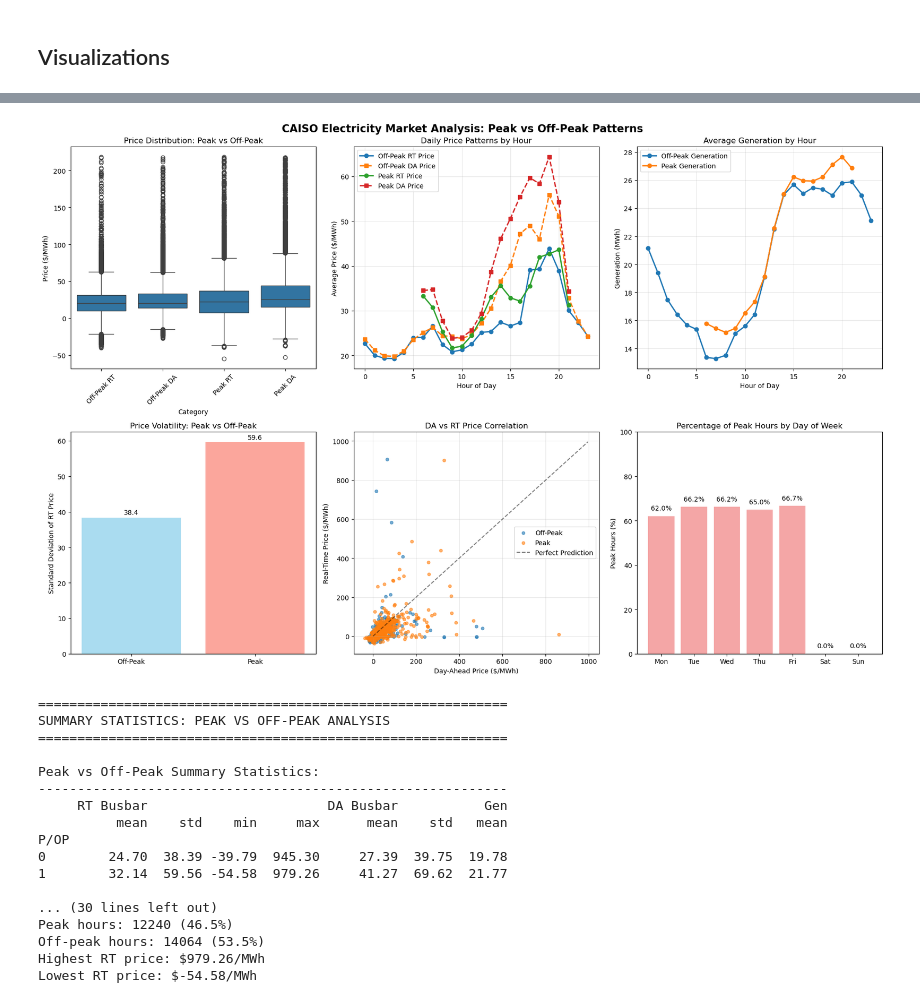
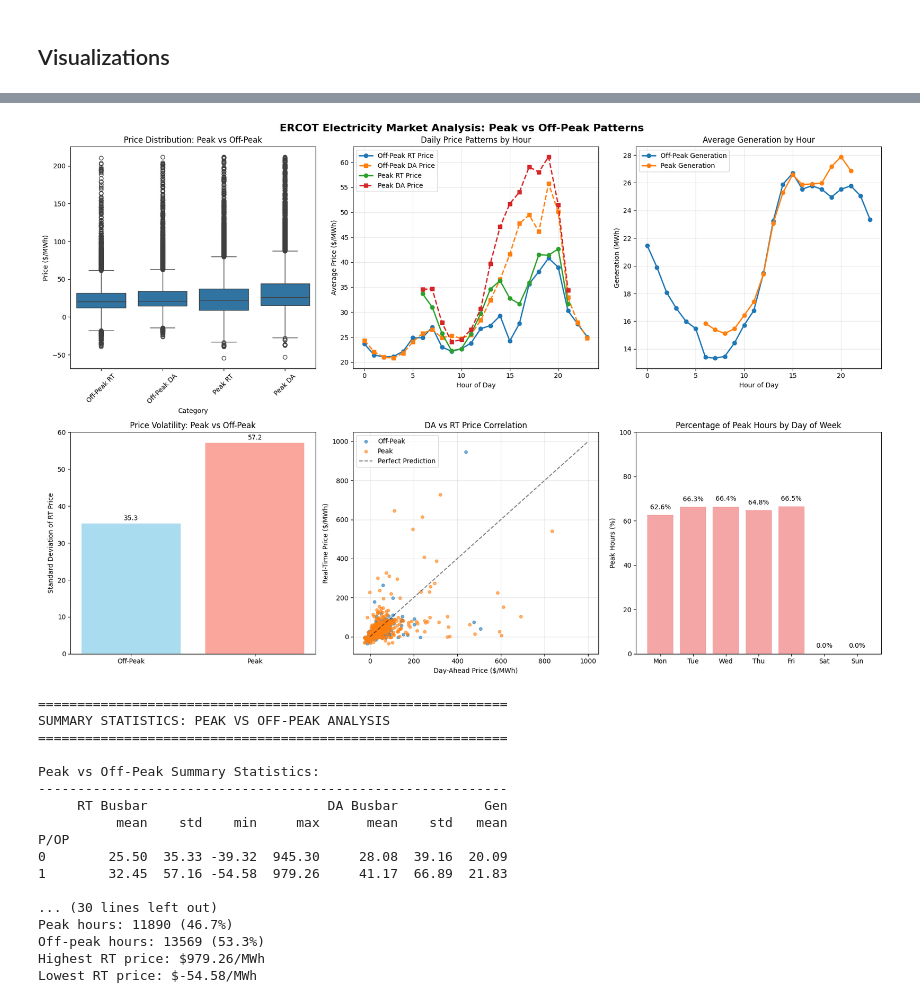
Before and after one commit to anupbhowmik/avangrid-runtime-error, a Jupyter notebook: notebooks/visualization.ipynb, the cells around one changed output, grey strips where cells are left out. Saved outputs shown, nothing was run; the diff lists cells and outputs as text; code cells hidden in the pictures.

```diff
--- a/notebooks/visualization.ipynb
+++ b/notebooks/visualization.ipynb
@@ -6,7 +6,7 @@ import seaborn as sns
 # %% [markdown]
 ## Visualizations
 # %%
-def visulaize_data(url):
+def visulaize_data(url, data_name):
     # Load data
     df = pd.read_csv(url)
 
@@ -24,7 +24,7 @@ def visulaize_data(url):
 
     # Create visualization
     fig, axes = plt.subplots(2, 3, figsize=(18, 12))
-    fig.suptitle('CAISO Electricity Market Analysis: Peak vs Off-Peak Patterns', fontsize=16, fontweight='bold')
+    fig.suptitle(f'{data_name} Electricity Market Analysis: Peak vs Off-Peak Patterns', fontsize=16, fontweight='bold')
 
     # 1. FIXED: Price comparison - create data properly for boxplot
     price_data = []
@@ -206,7 +206,7 @@ Lowest RT price: $-206.32/MWh
 # %%
-visulaize_data("../data/ERCOT-Historical-Data.csv")
+visulaize_data("../data/ERCOT-Historical-Data.csv", "ERCOT")
 # %% [output]
-[figure, old version]
+[figure, new version]
 ============================================================
 SUMMARY STATISTICS: PEAK VS OFF-PEAK ANALYSIS
 ============================================================
@@ -216,12 +216,12 @@ Peak vs Off-Peak Summary Statistics:
      RT Busbar                       DA Busbar           Gen
           mean    std    min     max      mean    std   mean
 P/OP
-0        24.70  38.39 -39.79  945.30     27.39  39.75  19.78
-1        32.14  59.56 -54.58  979.26     41.27  69.62  21.77
+0        25.50  35.33 -39.32  945.30     28.08  39.16  20.09
+1        32.45  57.16 -54.58  979.26     41.17  66.89  21.83
 
 ... (30 lines left out)
-Peak hours: 12240 (46.5%)
-Off-peak hours: 14064 (53.5%)
+Peak hours: 11890 (46.7%)
+Off-peak hours: 13569 (53.3%)
 Highest RT price: $979.26/MWh
 Lowest RT price: $-54.58/MWh
 # %%
```
Also changed, not shown: parts of 2 cells of this notebook, 14 other files.
